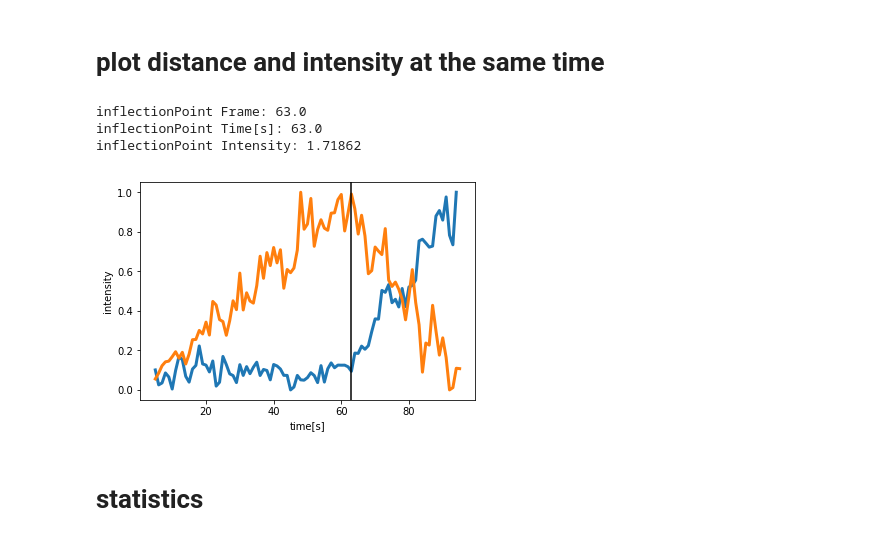
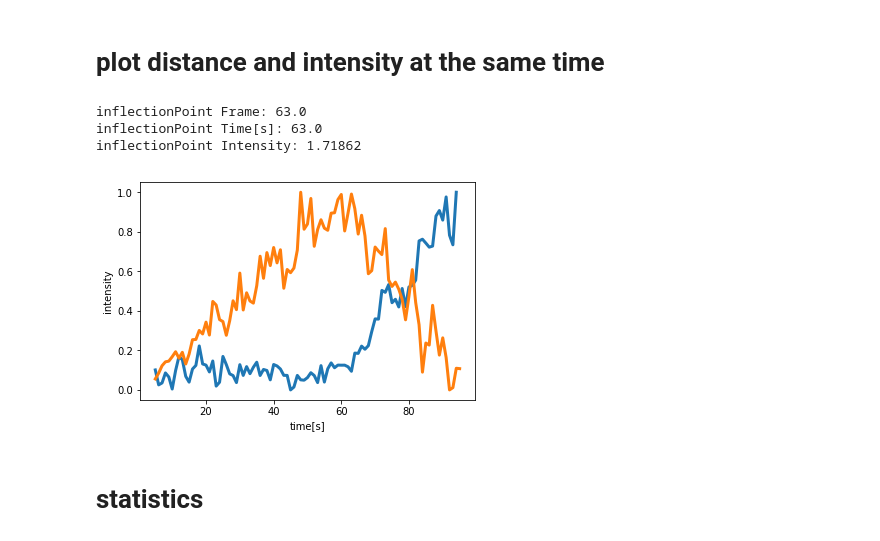
Before and after one commit to elifesciences-publications/YeastTrackAnalysis, a Jupyter notebook: analysis_single_track.ipynb, the cells around one changed output. Cells and saved outputs as stored; diff of their text form; code cells hidden in the pictures.

```diff
--- a/analysis_single_track.ipynb
+++ b/analysis_single_track.ipynb
@@ -17,7 +17,7 @@ import YeastTrackFunctions as ytf
 path = '/Users/johannesschoeneberg/git/DrubinBarnes/YeastTrackAnalysis/'
 folder = 'sample_data/'
 file = 'fission_yeast_wsp1_track_353.xlsx'
-outputpath = path+folde
+outputpath = path+folder
 
 frameToSecondConversion = 1
 pixelToNanometerConversion = 1
@@ -129,26 +129,26 @@ inflectionPoint Intensity: 1.71862
 # %%
 plt.plot(time[0:-1],(distancesFromStart-np.min(distancesFromStart))/np.max(distancesFromStart-np.min(distancesFromStart)),lw=3)
 #plt.title('distance from start')
 plt.xlabel('time [s]')
 plt.ylabel('dist [nm]')
 #plt.savefig(file+'_distToStart.png')
 
 
 plt.plot(time,(intensity-np.min(intensity))/np.max(intensity-np.min(intensity)),lw=3)
 plt.xlabel('time[s]')
 plt.ylabel('intensity')
 
-plt.axvline(time[0:-1][inflectionPointIndex],c='k')
+#plt.axvline(time[0:-1][inflectionPointIndex],c='k')
 print("inflectionPoint Frame: {}".format(data['Frame'][inflectionPointIndex]))
 print("inflectionPoint Time[s]: {}".format(frameToSecondConversion*(data['Frame'][inflectionPointIndex])))
 print("inflectionPoint Intensity: {}".format(data['m0'][inflectionPointIndex]))
 
-plt.savefig(file+'_intensity+distance.png')
+plt.savefig(outputpath+file+'_intensity+distance.png')
 # %% [output]
 inflectionPoint Frame: 63.0
 inflectionPoint Time[s]: 63.0
 inflectionPoint Intensity: 1.71862
-[figure, old version]
+[figure, new version]
 # %% [markdown]
 # statistics
 # %%
```
Also changed, not shown: parts of 4 cells of this notebook.
